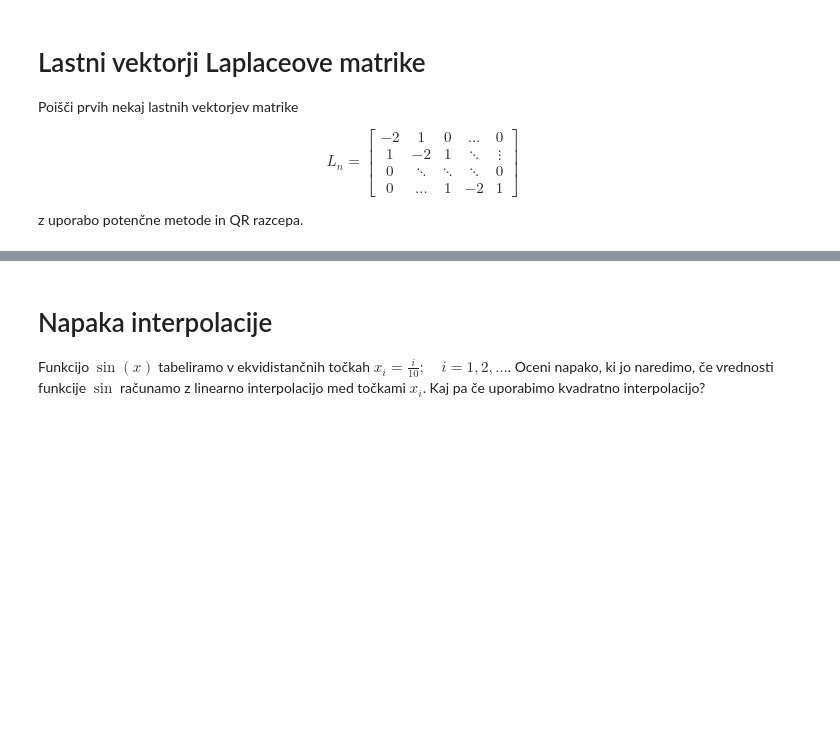
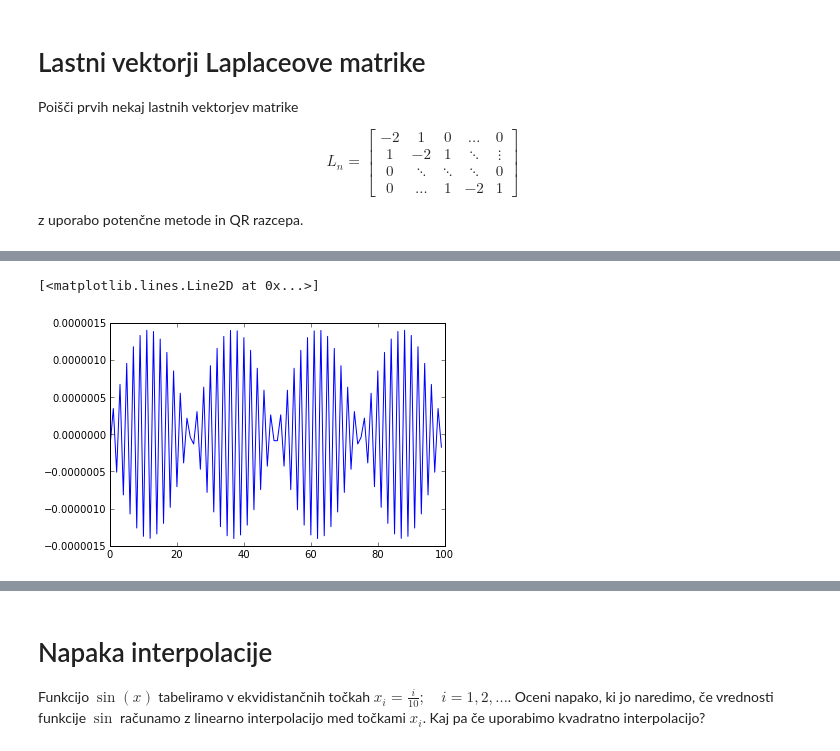
Before and after one commit to mrcinv/nummat, a Jupyter notebook: vaja5.ipynb, the cells around one changed output, grey strips where cells are left out. Drawn from its saved outputs; the diff is of its cells as text; code cells hidden in the pictures; blank space fills up the shorter version.

```diff
--- a/vaja5.ipynb
+++ b/vaja5.ipynb
@@ -12,0 +45,6 @@ z uporabo potenčne metode in QR razcepa.
+# %%
+# preverimo, če je x l. v.
+plot(L.dot(x)-l*x)
+# %% [output]
+[<matplotlib.lines.Line2D at 0x...>]
+[figure, added]
```
Also changed, not shown: parts of 9 cells of this notebook.
